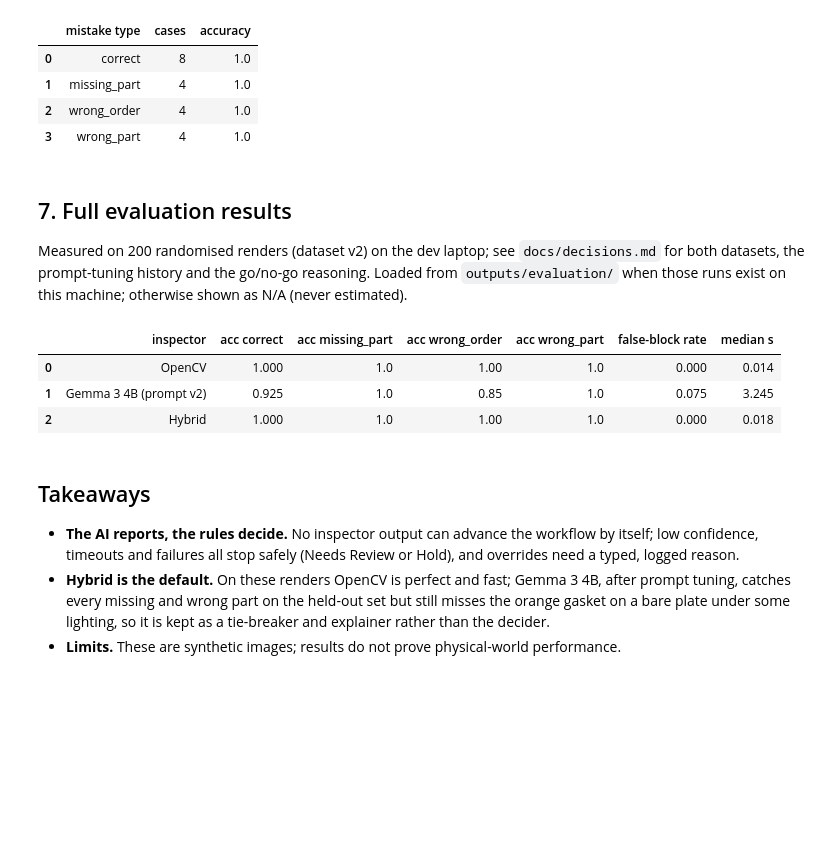
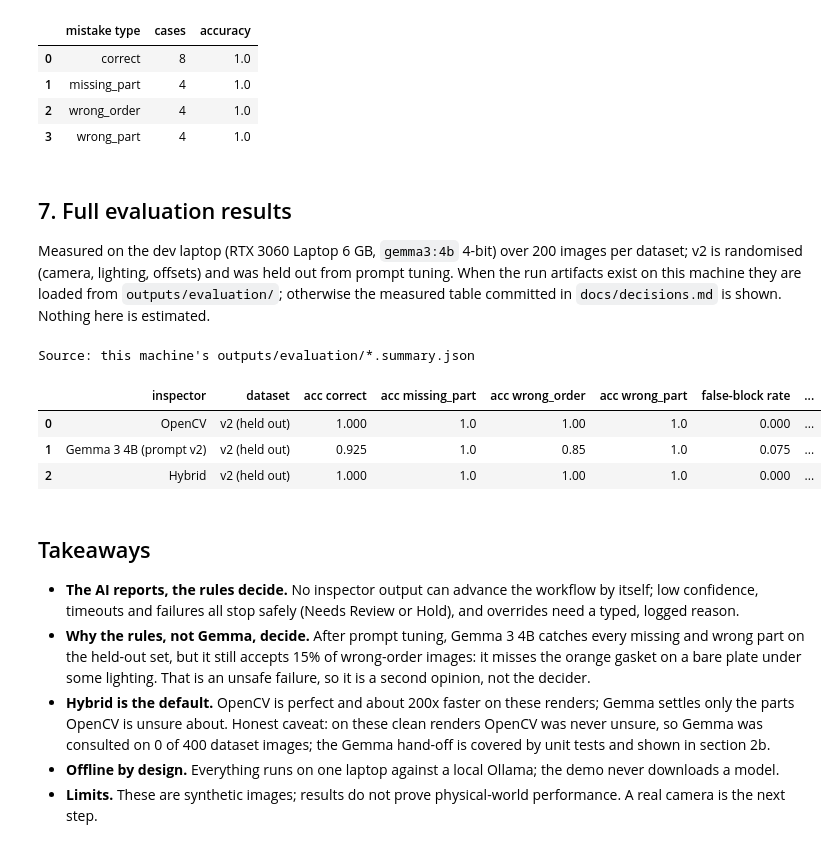
Before and after one commit to OmarElkott/HoloGuide, a Jupyter notebook: notebooks/hologuide_demo.ipynb, the cells around one changed output. Drawn from its saved outputs; the diff is of its cells as text; code cells hidden in the pictures; blank space fills up the shorter version.

Commit message:
Public notebook for HoloGuide

```diff
--- a/notebooks/hologuide_demo.ipynb
+++ b/notebooks/hologuide_demo.ipynb
@@ -19,11 +25,23 @@ is used only if a local Ollama already serves `gemma3:4b`; otherwise the OpenCV
 # %%
-import os, sys, json, urllib.request
+import os, sys, json, subprocess, urllib.request
 from datetime import datetime
 from pathlib import Path
+from time import perf_counter
 
-ROOT = Path.cwd()
-while not (ROOT / "config" / "assembly.yaml").exists() and ROOT != ROOT.parent:
-    ROOT = ROOT.parent
+REPO_URL = "https://github.com/OmarElkott/HoloGuide.git"
+
+def find_root(start):
+    for candidate in [start, *start.parents]:
+        if (candidate / "config" / "assembly.yaml").exists():
+            return candidate
+    return None
+
+ROOT = find_root(Path.cwd())
+if ROOT is None:   # e.g. a Kaggle kernel: fetch the public repo and the two packages Kaggle lacks
+    ROOT = (Path("/kaggle/working") if Path("/kaggle/working").exists() else Path.cwd()) / "HoloGuide"
+    if not ROOT.exists():
+        subprocess.run(["git", "clone", "--depth", "1", REPO_URL, str(ROOT)], check=True)
+    subprocess.run([sys.executable, "-m", "pip", "install", "-q", "--disable-pip-version-check", "pybullet", "ollama"], check=True)
 os.chdir(ROOT)
 sys.path.insert(0, str(ROOT))
 
@@ -254,33 +315,53 @@ False-block rate: 0.0 | median latency (s): 0.008
 # %% [markdown]
 ## 7. Full evaluation results
 
-Measured on 200 randomised renders (dataset v2) on the dev laptop; see `docs/decisions.md` for both datasets, the
-prompt-tuning history and the go/no-go reasoning. Loaded from `outputs/evaluation/` when those runs exist on this
-machine; otherwise shown as N/A (never estimated).
+Measured on the dev laptop (RTX 3060 Laptop 6 GB, `gemma3:4b` 4-bit) over 200 images per dataset; v2 is
+randomised (camera, lighting, offsets) and was held out from prompt tuning. When the run artifacts exist on this
+machine they are loaded from `outputs/evaluation/`; otherwise the measured table committed in
+`docs/decisions.md` is shown. Nothing here is estimated.
 # %%
-results = []
-for label, stem in [("OpenCV", "cv-v2-run1"), ("Gemma 3 4B (prompt v2)", "gemma-v2-run2"), ("Hybrid", "hybrid-v2-run1")]:
-    path = ROOT / "outputs" / "evaluation" / f"{stem}.summary.json"
-    row = {"inspector": label}
-    if path.exists():
+stems = [("OpenCV", "cv-v2-run1"), ("Gemma 3 4B (prompt v2)", "gemma-v2-run2"), ("Hybrid", "hybrid-v2-run1")]
+paths = [ROOT / "outputs" / "evaluation" / f"{stem}.summary.json" for _, stem in stems]
+if all(p.exists() for p in paths):
+    results = []
+    for (label, _), path in zip(stems, paths):
         s = json.loads(path.read_text())
+        row = {"inspector": label, "dataset": "v2 (held out)"}
         row.update({f"acc {k}": v["accuracy"] for k, v in s["accuracy_by_mistake_type"].items()})
         row.update({"false-block rate": s["false_block_rate"], "median s": round(s["latency"]["median_s"], 3)})
-    else:
-        row["note"] = "N/A on this machine (see docs/decisions.md)"
-    results.append(row)
-pd.DataFrame(results)
+        results.append(row)
+    print("Source: this machine's outputs/evaluation/*.summary.json")
+    results = pd.DataFrame(results)
+else:   # artifacts are gitignored; fall back to the measured table committed with the code
+    lines = (ROOT / "docs" / "decisions.md").read_text().splitlines()
+    start = lines.index("## Results by inspector")
+    table = []
+    for line in lines[start + 1:]:
+        if line.startswith("|"):
+            table.append(line)
+        elif table:
+            break
+    split = lambda line: [cell.strip() for cell in line.strip("|").split("|")]
+    print("Source: docs/decisions.md (measured 2026-11-07)")
+    results = pd.DataFrame([split(l) for l in table[2:]], columns=split(table[0]))
+results
 # %% [output]
+Source: this machine's outputs/evaluation/*.summary.json
-|  | inspector | acc correct | acc missing_part | acc wrong_order | acc wrong_part | false-block rate | median s |
-| 0 | OpenCV | 1.000 | 1.0 | 1.00 | 1.0 | 0.000 | 0.014 |
-| 1 | Gemma 3 4B (prompt v2) | 0.925 | 1.0 | 0.85 | 1.0 | 0.075 | 3.245 |
-| 2 | Hybrid | 1.000 | 1.0 | 1.00 | 1.0 | 0.000 | 0.018 |
+|  | inspector | dataset | acc correct | acc missing_part | acc wrong_order | acc wrong_part | false-block rate | ... |
+| 0 | OpenCV | v2 (held out) | 1.000 | 1.0 | 1.00 | 1.0 | 0.000 | ... |
+| 1 | Gemma 3 4B (prompt v2) | v2 (held out) | 0.925 | 1.0 | 0.85 | 1.0 | 0.075 | ... |
+| 2 | Hybrid | v2 (held out) | 1.000 | 1.0 | 1.00 | 1.0 | 0.000 | ... |
 # %% [markdown]
 ## Takeaways
 
 * **The AI reports, the rules decide.** No inspector output can advance the workflow by itself; low confidence,
   timeouts and failures all stop safely (Needs Review or Hold), and overrides need a typed, logged reason.
-* **Hybrid is the default.** On these renders OpenCV is perfect and fast; Gemma 3 4B, after prompt tuning, catches
-  every missing and wrong part on the held-out set but still misses the orange gasket on a bare plate under some
-  lighting, so it is kept as a tie-breaker and explainer rather than the decider.
-* **Limits.** These are synthetic images; results do not prove physical-world performance.
+* **Why the rules, not Gemma, decide.** After prompt tuning, Gemma 3 4B catches every missing and wrong part on the
+  held-out set, but it still accepts 15% of wrong-order images: it misses the orange gasket on a bare plate under
+  some lighting. That is an unsafe failure, so it is a second opinion, not the decider.
+* **Hybrid is the default.** OpenCV is perfect and about 200x faster on these renders; Gemma settles only the parts
+  OpenCV is unsure about. Honest caveat: on these clean renders OpenCV was never unsure, so Gemma was consulted on
+  0 of 400 dataset images; the Gemma hand-off is covered by unit tests and shown in section 2b.
+* **Offline by design.** Everything runs on one laptop against a local Ollama; the demo never downloads a model.
+* **Limits.** These are synthetic images; results do not prove physical-world performance. A real camera is the
+  next step.
```
Also changed, not shown: parts of 6 cells of this notebook.
